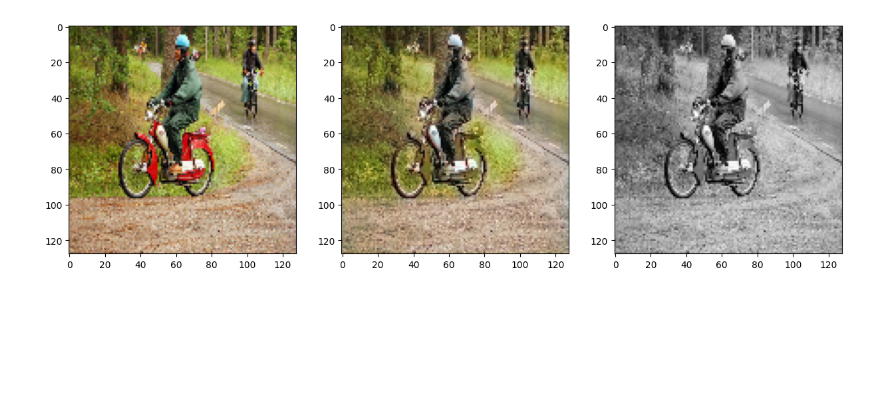
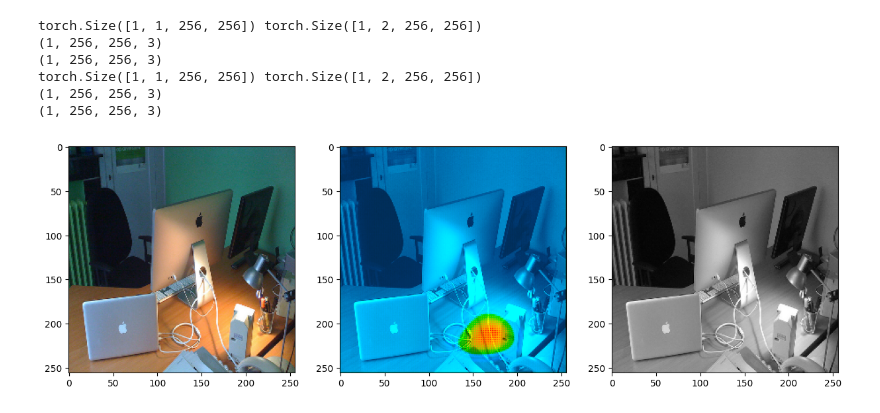
Before and after one commit to dfbakin/colorizer, a Jupyter notebook: training_visual.ipynb, the cells around one changed output. Cells and saved outputs as stored; diff of their text form; code cells hidden in the pictures; blank space fills up the shorter version.

```diff
--- a/training_visual.ipynb
+++ b/training_visual.ipynb
@@ -20,19 +36,6 @@ np.random.seed(SEED)
 # %%
-import matplotlib.pyplot as plt
-import cv2
-
-REQUIRED_SIZE = (128, 128)
-combined_dataset = torch_data.ConcatDataset(
-    [
-        # ColorizationDataset("datasets/coco_2017_test", resize=REQUIRED_SIZE),
-        ColorizationDataset(
-            "datasets/imagenet_classes", resize=REQUIRED_SIZE, classes_folders=True
-        ),
-    ]
-)
-
 train_dataset, val_dataset, test_dataset = torch_data.random_split(
-    combined_dataset, [8, 4, len(combined_dataset) - 8 - 4]
+    combined_dataset, [0.2, 0.01, 0.79]
 )  # debug lengths: 2034 407 38229
 print("Lenghths:", *[len(item) for item in [train_dataset, val_dataset, test_dataset]])
 
@@ -40,6 +43,7 @@ L, ab = combined_dataset[0]
 cielab_img = torch.cat([L * ColorizationDataset.l_norm_factor, ab * ColorizationDataset.ab_norm_factor], dim=0).numpy()
 cielab_img = np.uint8(cielab_img.transpose(1, 2, 0))
 rgb_img = cv2.cvtColor(cielab_img, cv2.COLOR_LAB2RGB)
+print(colorfulness_metric(rgb_img))
 plt.imshow(rgb_img)
 plt.show()
 # %% [output]
@@ -71,28 +95,26 @@ baseline_trainer.train(200)
 # %%
-def torch_L_ab_to_cvimage(L_input, ab_input):
-    L = L_input * ColorizationDataset.l_norm_factor
-    ab = ab_input * ColorizationDataset.ab_norm_factor
+L, ab = train_dataset[92]
 
-    cielab_img = torch.cat([L, ab], dim=0).numpy()
-    cielab_img = cielab_img.transpose(1, 2, 0)
-    cielab_img = np.clip(cielab_img, 0, 255).astype(np.uint8)
-    return cv2.cvtColor(cielab_img, cv2.COLOR_LAB2RGB)
-
-L, ab = train_dataset[0]
 L = L.unsqueeze(0)
 ab = ab.unsqueeze(0)
 
-cielab_img_gt = torch_L_ab_to_cvimage(L.squeeze(0), ab.squeeze(0))
+cielab_img_gt = ColorizationDataset.torch_L_ab_to_cvimage(L, ab)
 with torch.no_grad():
     model.eval()
     ab_prediction = model.forward(L.to(device))
 
-cielab_img_pred = torch_L_ab_to_cvimage(L.squeeze(0), ab_prediction.to("cpu").squeeze(0))
+cielab_img_pred = ColorizationDataset.torch_L_ab_to_cvimage(L, ab_prediction.to("cpu"))
 
 fig, ax = plt.subplots(1, 3, figsize=(15, 5))
-ax[0].imshow(cielab_img_gt)
-ax[1].imshow(cielab_img_pred)
+ax[0].imshow(cielab_img_gt.squeeze(0))
+ax[1].imshow(cielab_img_pred.squeeze(0))
 ax[2].imshow(L.squeeze(0).numpy().transpose(1, 2, 0), cmap="gray")
 plt.show()
 # %% [output]
+torch.Size([1, 1, 256, 256]) torch.Size([1, 2, 256, 256])
+(1, 256, 256, 3)
+(1, 256, 256, 3)
+torch.Size([1, 1, 256, 256]) torch.Size([1, 2, 256, 256])
+(1, 256, 256, 3)
+(1, 256, 256, 3)
-[figure, old version]
+[figure, new version]
```
Also changed, not shown: parts of 6 cells of this notebook, 5 other files.
